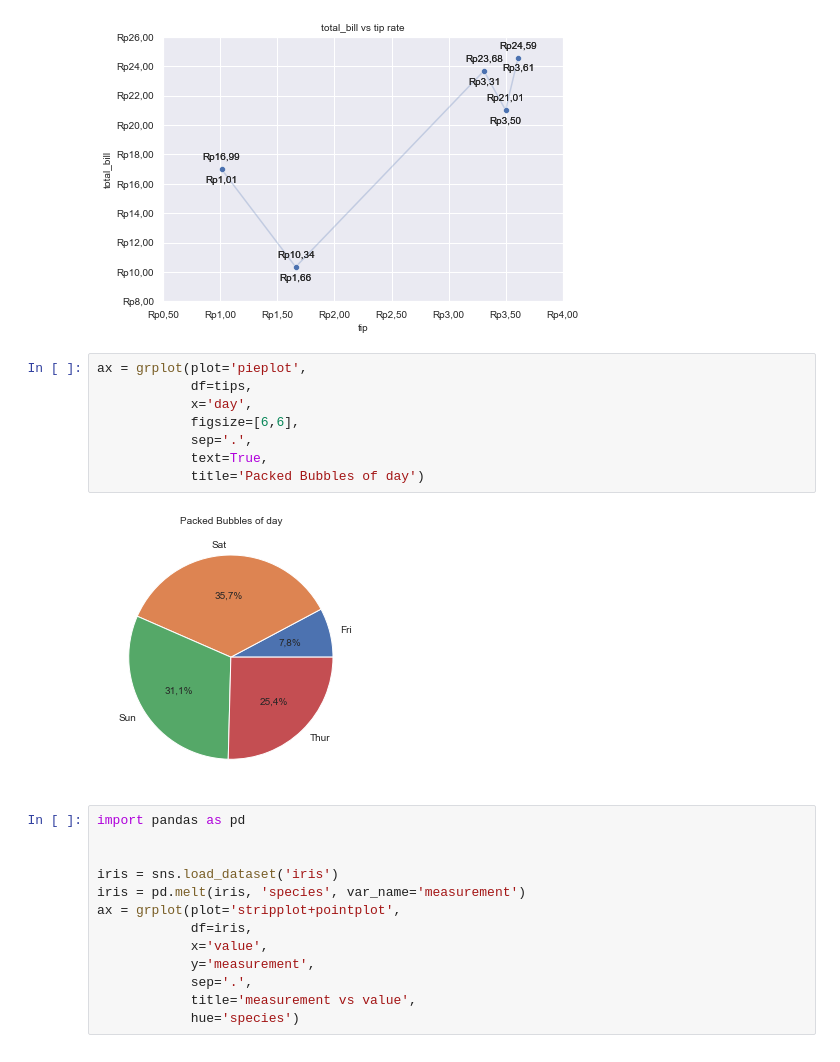
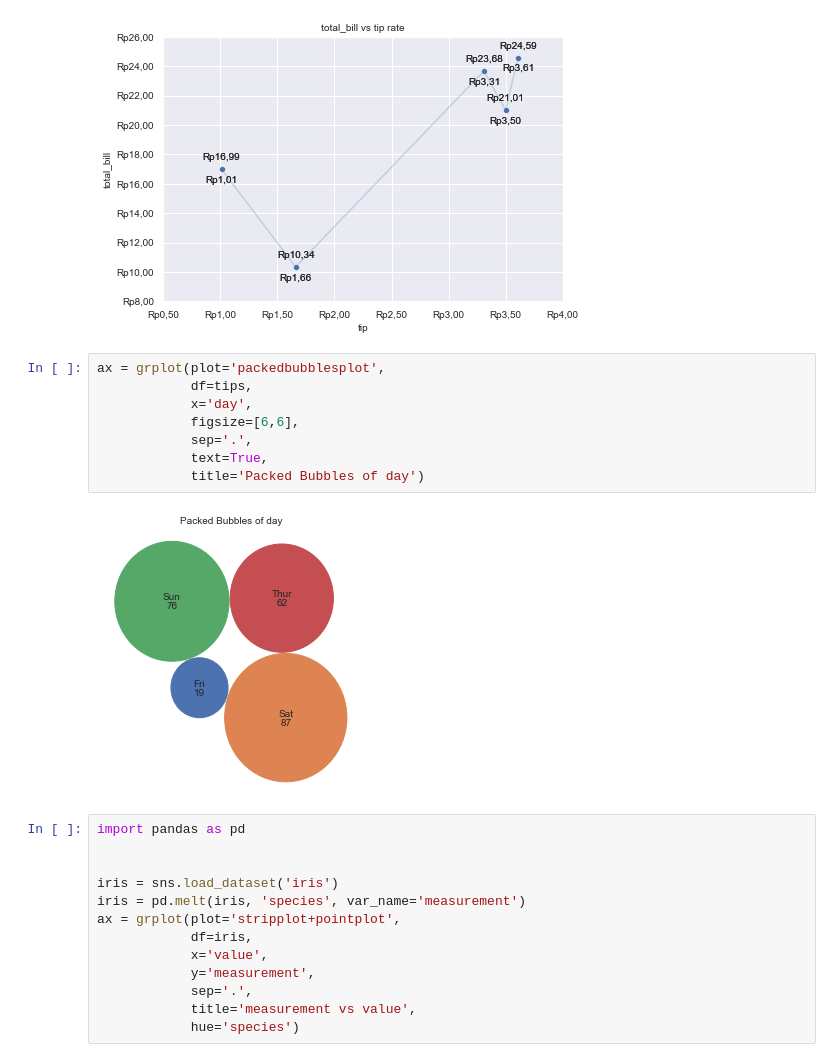
Before and after one commit to ghiffaryr/grplot, a Jupyter notebook: doc/example/example.ipynb, the cells around one changed output. Cells and saved outputs as stored; diff of their text form.

Commit message:
grplot-0.6.1: example.ipynb

```diff
--- a/doc/example/example.ipynb
+++ b/doc/example/example.ipynb
@@ -63,15 +63,15 @@ ax = grplot(plot='lineplot+scatterplot',
 # %% [output]
 [figure]
 # %%
-ax = grplot(plot='pieplot',
+ax = grplot(plot='packedbubblesplot',
             df=tips,
             x='day',
             figsize=[6,6],
             sep='.',
             text=True,
             title='Packed Bubbles of day')
 # %% [output]
-[figure, old version]
+[figure, new version]
 # %%
 import pandas as pd
 
```
